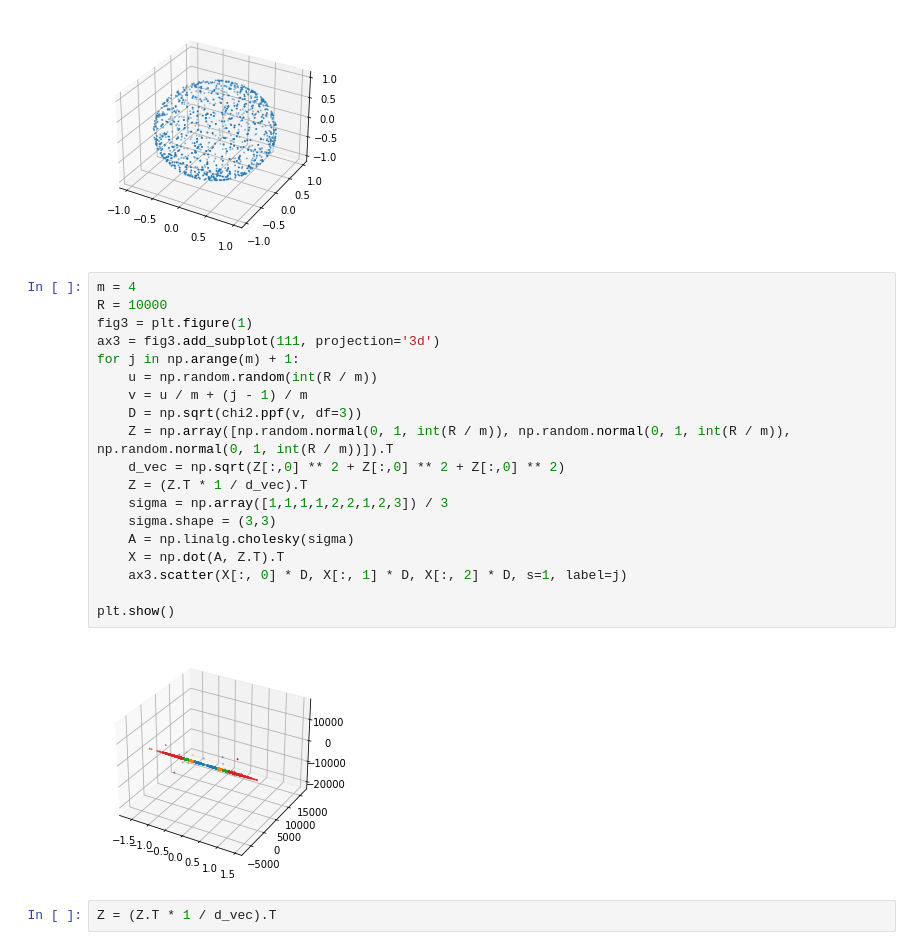
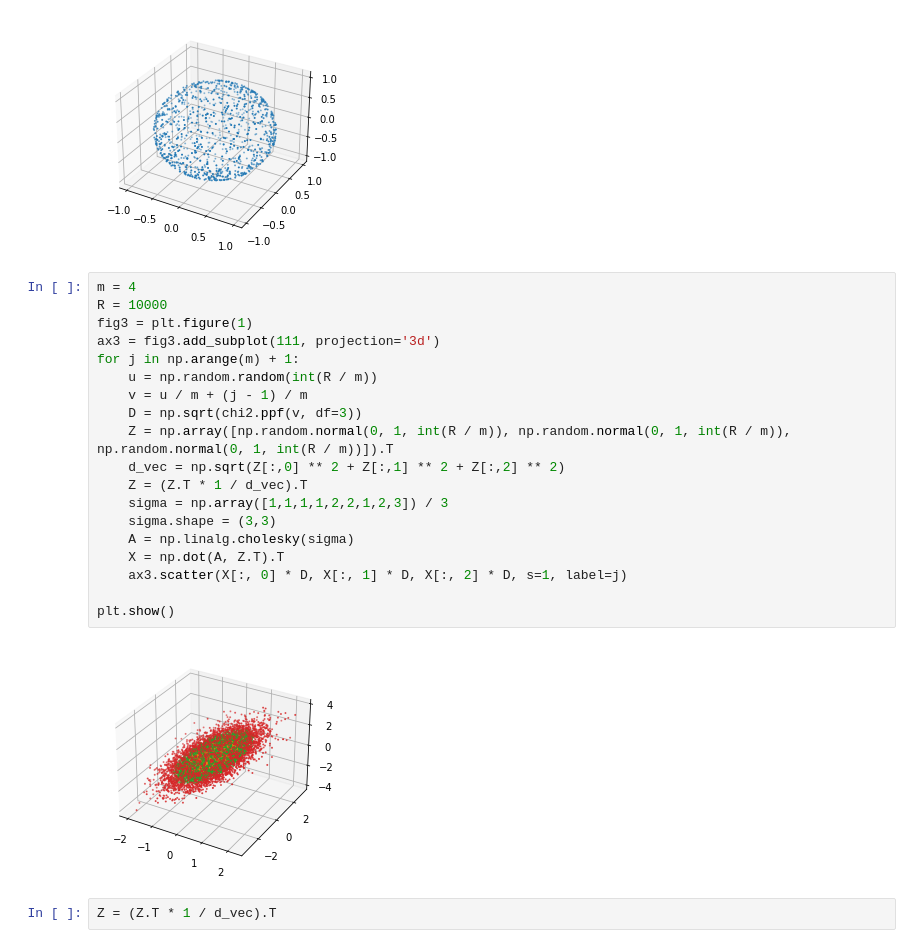
Before and after one commit to dmika1234/MonteCarlo_proj2, a Jupyter notebook: test2.ipynb, the cells around one changed output. Drawn from its saved outputs; the diff is of its cells as text.

```diff
--- a/test2.ipynb
+++ b/test2.ipynb
@@ -89,24 +89,24 @@ plt.show()
 # %%
 m = 4
 R = 10000
 fig3 = plt.figure(1)
 ax3 = fig3.add_subplot(111, projection='3d')
 for j in np.arange(m) + 1:
     u = np.random.random(int(R / m))
     v = u / m + (j - 1) / m
     D = np.sqrt(chi2.ppf(v, df=3))
     Z = np.array([np.random.normal(0, 1, int(R / m)), np.random.normal(0, 1, int(R / m)), np.random.normal(0, 1, int(R / m))]).T
-    d_vec = np.sqrt(Z[:,0] ** 2 + Z[:,0] ** 2 + Z[:,0] ** 2)
+    d_vec = np.sqrt(Z[:,0] ** 2 + Z[:,1] ** 2 + Z[:,2] ** 2)
     Z = (Z.T * 1 / d_vec).T
     sigma = np.array([1,1,1,1,2,2,1,2,3]) / 3
     sigma.shape = (3,3)
     A = np.linalg.cholesky(sigma)
     X = np.dot(A, Z.T).T
     ax3.scatter(X[:, 0] * D, X[:, 1] * D, X[:, 2] * D, s=1, label=j)
 
 plt.show()
 # %% [output]
-[figure, old version]
+[figure, new version]
 # %%
 Z = (Z.T * 1 / d_vec).T
 # %%
```
Also changed, not shown: parts of 4 cells of this notebook, 3 other files.
